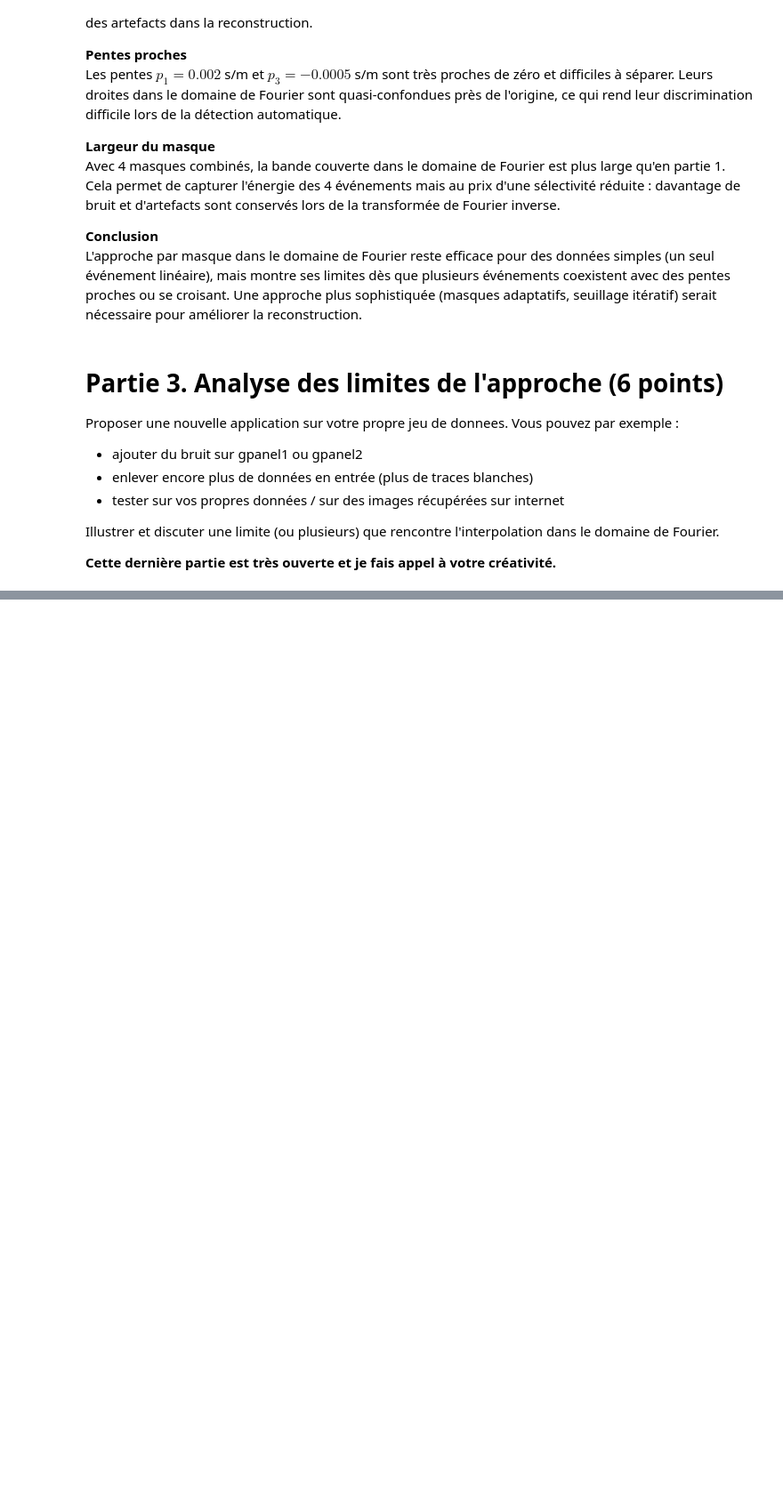
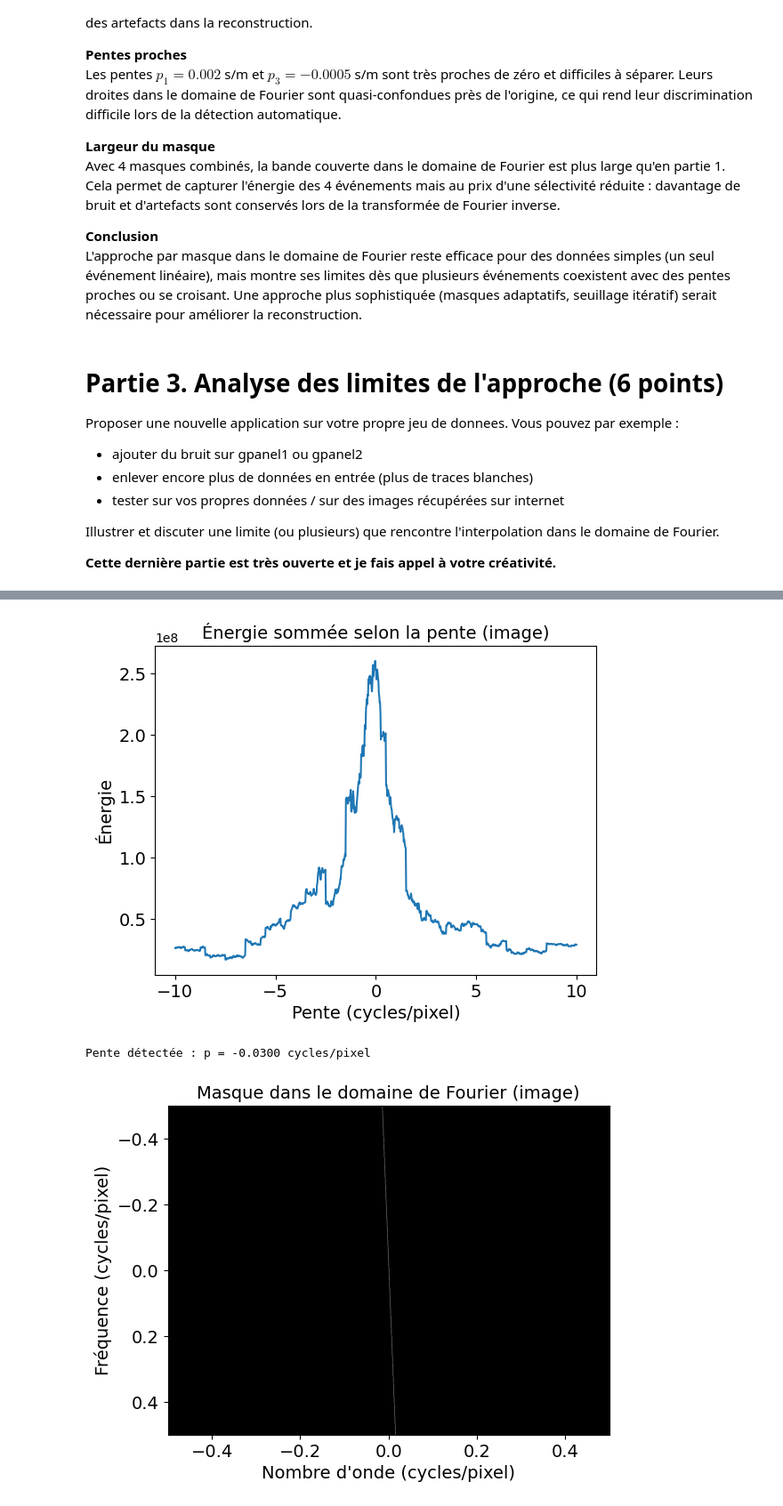
Before and after one commit to mariehoumaire/Projet-Optim-, a Jupyter notebook: miniprojet/mini_projet_geophysique.ipynb, the cells around one changed output, grey strips where cells are left out. Shown at 89% size. Cells and saved outputs as stored; diff of their text form; code cells hidden in the pictures; blank space fills up the shorter version.

Commit message:
finalisation du TDS

```diff
--- a/miniprojet/mini_projet_geophysique.ipynb
+++ b/miniprojet/mini_projet_geophysique.ipynb
@@ -530,0 +533,68 @@ plt.show()
+# %%
+# somme selon les pentes
+U_mod_im = np.fft.fftshift(np.abs(np.fft.fft2(im_missing)))
+# Suppression du terme DC
+U_mod_im[nt_im//2, nx_im//2] = 0
+
+pentes = np.linspace(-10, 10, 1000)
+energie = np.zeros(len(pentes))
+
+for i, p in enumerate(pentes):
+    for j, f in enumerate(af_im):
+        if p == 0:
+            continue
+        k_target = -p * f
+        i_k = np.argmin(np.abs(ak_im - k_target))
+        energie[i] += U_mod_im[j, i_k]
+
+fig = plt.figure()
+av = plt.subplot(111)
+plt.plot(pentes, energie)
+plt.title("Énergie sommée selon la pente (image)", fontsize=labelsize)
+plt.xlabel("Pente (cycles/pixel)", fontsize=labelsize)
+plt.ylabel("Énergie", fontsize=labelsize)
+av.tick_params(axis='both', which='major', labelsize=labelsize)
+plt.show()
+
+# pente dominante
+p_detected_im = pentes[np.argmax(energie)]
+print(f"Pente détectée : p = {p_detected_im:.4f} cycles/pixel")
+
+# masque
+KK_im, FF_im = np.meshgrid(ak_im, af_im)
+delta_f_im = 0.01
+mask_im = (np.abs(FF_im + KK_im / p_detected_im) < delta_f_im).astype(float)
+
+fig = plt.figure()
+av = plt.subplot(111)
+plt.imshow(mask_im, extent=[ak_im[0], ak_im[-1], af_im[-1], af_im[0]],
+           aspect='auto', cmap='gray')
+plt.title("Masque dans le domaine de Fourier (image)", fontsize=labelsize)
+plt.xlabel("Nombre d'onde (cycles/pixel)", fontsize=labelsize)
+plt.ylabel("Fréquence (cycles/pixel)", fontsize=labelsize)
+av.tick_params(axis='both', which='major', labelsize=labelsize)
+plt.show()
+
+# Application du masque et reconstruction
+U_complex_im = np.fft.fftshift(np.fft.fft2(im_missing))
+U_masked_im  = U_complex_im * mask_im
+im_rec = np.real(np.fft.ifft2(np.fft.ifftshift(U_masked_im)))
+
+# Remplacement des colonnes manquantes
+im_final = im_missing.copy()
+im_final[:, mtr_im] = im_rec[:, mtr_im]
+
+# Affichage
+fig, axes = plt.subplots(1, 3, figsize=(15, 5))
+for a, data, title in zip(axes,
+                           [im_missing, im_final, im_gray],
+                           ['Colonnes manquantes', 'Reconstruction', 'Référence']):
+    a.imshow(data, cmap='gray', vmin=0, vmax=255)
+    a.set_title(title, fontsize=labelsize)
+    a.axis('off')
+plt.tight_layout()
+plt.show()
+# %% [output]
+[figure, added]
+Pente détectée : p = -0.0300 cycles/pixel
+[figure, added]
```
Also changed, not shown: parts of 6 cells of this notebook.
